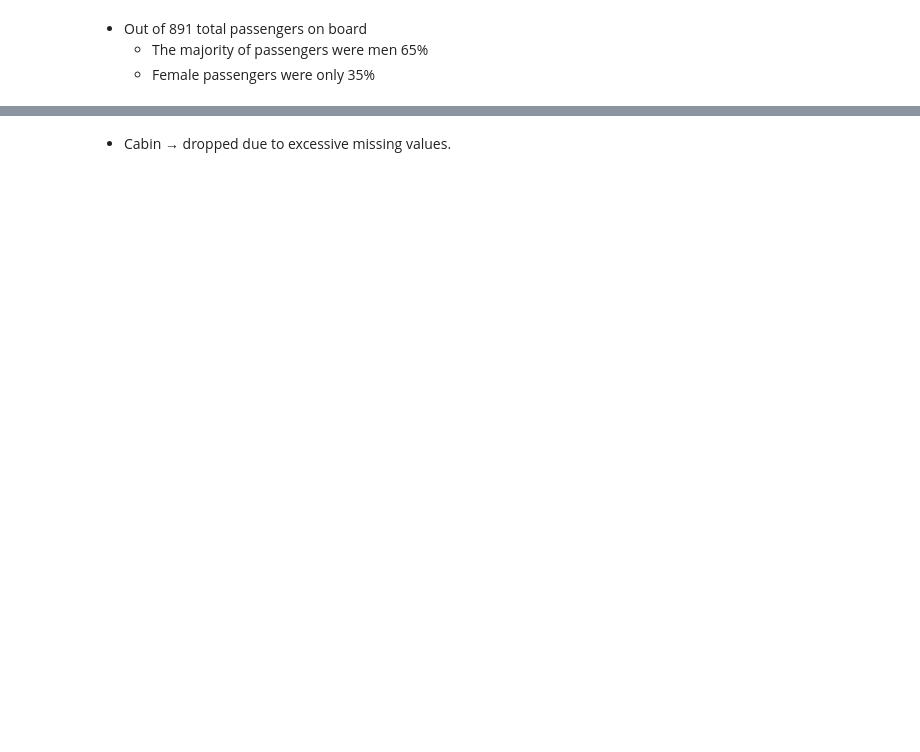
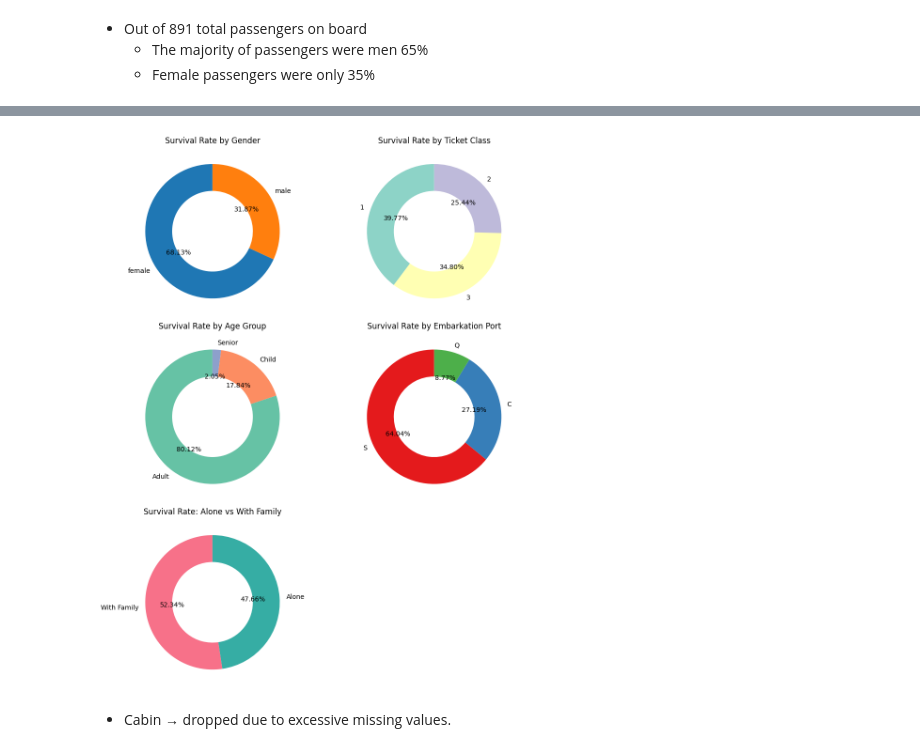
Before and after one commit to elaiyarani-s/Titanic-DataAnalysis, a Jupyter notebook: ML_Titanic.ipynb, the cells around one changed output, grey strips where cells are left out. Saved outputs shown, nothing was run; the diff lists cells and outputs as text; code cells hidden in the pictures; blank space fills up the shorter version.

```diff
--- a/ML_Titanic.ipynb
+++ b/ML_Titanic.ipynb
@@ -231,32 +381,33 @@ def visualize_survival_rate(plot_df, attr, ax, order=None, xticks=None, title=No
 # %%
-# Visualization
-import warnings
-warnings.filterwarnings("ignore")
+# import warnings
+# warnings.filterwarnings("ignore")
 
-fig, axes = plt.subplots(3, 2, figsize=(14, 15))
+fig, axes = plt.subplots(3, 2, figsize=(10, 12))
 axes = axes.flatten()
 
 # Survival by Gender
 visualize_survival_rate(df, attr="Sex", ax=axes[0], title="Survival Rate by Gender")
 
 # Survival by Ticket Class
 visualize_survival_rate(df, attr="Pclass", ax=axes[1], title="Survival Rate by Ticket Class", palette="Set3")
 
 # Survival by Age Group
-visualize_survival_rate(df, attr="AgeGroup", ax=axes[2], order=["Child","Adult","Senior"], title="Survival Rate by Age Group", palette='Set2')
+visualize_survival_rate(df, attr="AgeGroup", ax=axes[2], title="Survival Rate by Age Group", palette='Set2')
 
 # Survival by Embarkation Port
 visualize_survival_rate(df, attr="Embarked", ax=axes[3], title="Survival Rate by Embarkation Port", palette="Set1")
 
 # Alone vs Family
 df["IsAlone"] = (df["FamilySize"] == 1).astype(int)
-visualize_survival_rate(df, attr="IsAlone", ax=axes[4], xticks=([0,1], ["With Family","Alone"]), title="Survival Rate: Alone vs With Family", palette="husl")
+visualize_survival_rate(df, attr="IsAlone", ax=axes[4], labels= ["With Family","Alone"], title="Survival Rate: Alone vs With Family", palette="husl")
 
 # Hide the last empty subplot
 axes[5].axis('off')
 
 plt.tight_layout()
 # plt.show()
+# %% [output]
+[figure, added]
 # %%
 # Drop column
 df = df.drop(columns=["Cabin"])
```
Also changed, not shown: parts of 27 cells of this notebook, 1 other file.
